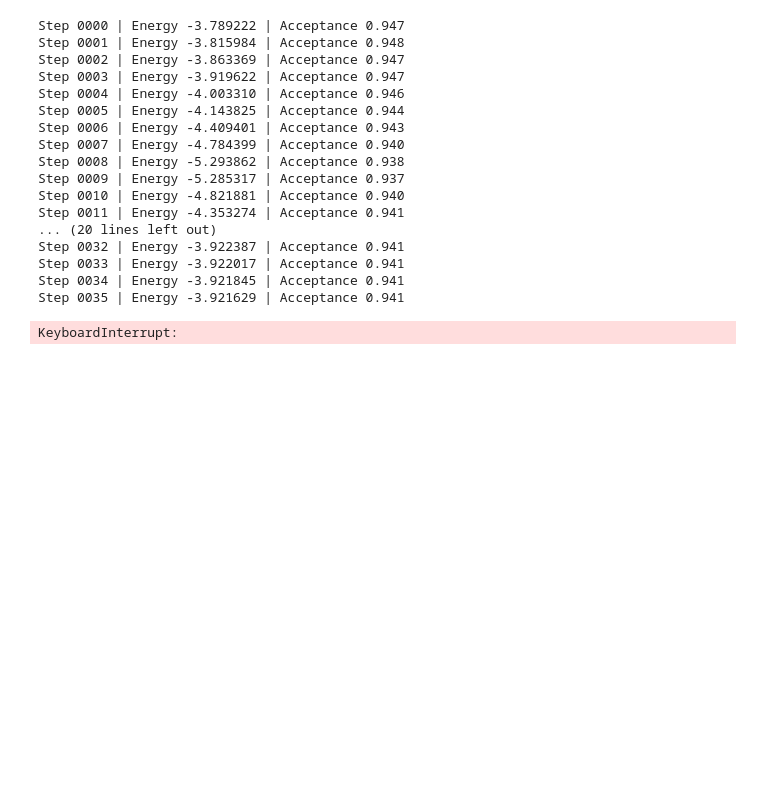
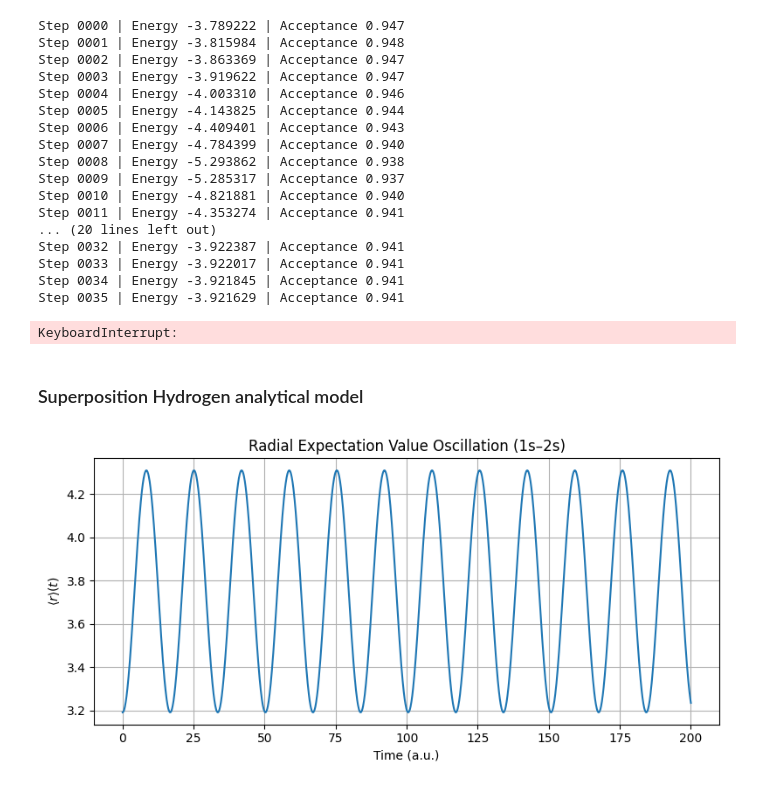
Before and after one commit to Parvfect/QVMC, a Jupyter notebook: nnqs_jax/jaxifying.ipynb, the cells around one changed output. Cells and saved outputs as stored; diff of their text form; code cells hidden in the pictures; blank space fills up the shorter version.

```diff
--- a/nnqs_jax/jaxifying.ipynb
+++ b/nnqs_jax/jaxifying.ipynb
@@ -12,0 +12,8 @@ from local_energy import get_local_energy_fn
+# %%
+import jax.numpy as jnp
+
+def selu(x, alpha=1.67, lambda_=1.05):
+  return lambda_ * jnp.where(x > 0, x, alpha * jnp.exp(x) - alpha)
+
+x = jnp.arange(1000000)
+%timeit selu(x).block_until_ready()
@@ -12,0 +22,4 @@ from local_energy import get_local_energy_fn
+# %%
+params = jnp.array([0.0])
+data = jax.random.uniform(jax.random.key(3), (4200, 3))
+key = jax.random.key(3)
@@ -12,0 +28,5 @@ from local_energy import get_local_energy_fn
+# %%
+def f(params, x):
+    return jnp.mean(x)
+
+f_b = jax.vmap(f, in_axes=(None, 0))
@@ -569,3 +605,66 @@ Step 0033 | Energy -3.922017 | Acceptance 0.941
 Step 0034 | Energy -3.921845 | Acceptance 0.941
 Step 0035 | Energy -3.921629 | Acceptance 0.941
 KeyboardInterrupt:
+# %% [markdown]
+### Superposition Hydrogen analytical model
+# %%
+import numpy as np
+import matplotlib.pyplot as plt
+
+# -------------------------
+# Energies (atomic units)
+# -------------------------
+E1 = -0.5
+E2 = -0.125
+omega = E2 - E1
+
+# -------------------------
+# Radial grid
+# -------------------------
+r = np.linspace(0, 40, 4000)
+dr = r[1] - r[0]
+
+# -------------------------
+# Hydrogen wavefunctions
+# -------------------------
+psi_1s = (1 / np.sqrt(np.pi)) * np.exp(-r)
+psi_2s = (1 / (4 * np.sqrt(2 * np.pi))) * (2 - r) * np.exp(-r / 2)
+
+# -------------------------
+# Time-dependent wavefunction
+# -------------------------
+def psi_t(t):
+    return (psi_1s * np.exp(-1j * E1 * t)
+          + psi_2s * np.exp(-1j * E2 * t)) / np.sqrt(2)
+
+# -------------------------
+# Time grid
+# -------------------------
+t = np.linspace(0, 200, 2000)
+
+# -------------------------
+# Compute <r>(t)
+# -------------------------
+r_expect = []
+
+for ti in t:
+    psi = psi_t(ti)
+    density = np.abs(psi)**2
+    r_exp = np.sum(density * r * 4*np.pi*r**2) * dr
+    r_expect.append(r_exp)
+
+r_expect = np.array(r_expect)
+
+# -------------------------
+# Plot
+# -------------------------
+plt.figure(figsize=(8, 4))
+plt.plot(t, r_expect)
+plt.xlabel("Time (a.u.)")
+plt.ylabel(r"$\langle r \rangle(t)$")
+plt.title("Radial Expectation Value Oscillation (1s–2s)")
+plt.grid(True)
+plt.tight_layout()
+plt.show()
+# %% [output]
+[figure, added]
```
Also changed, not shown: parts of 9 cells of this notebook, 6 other files.
